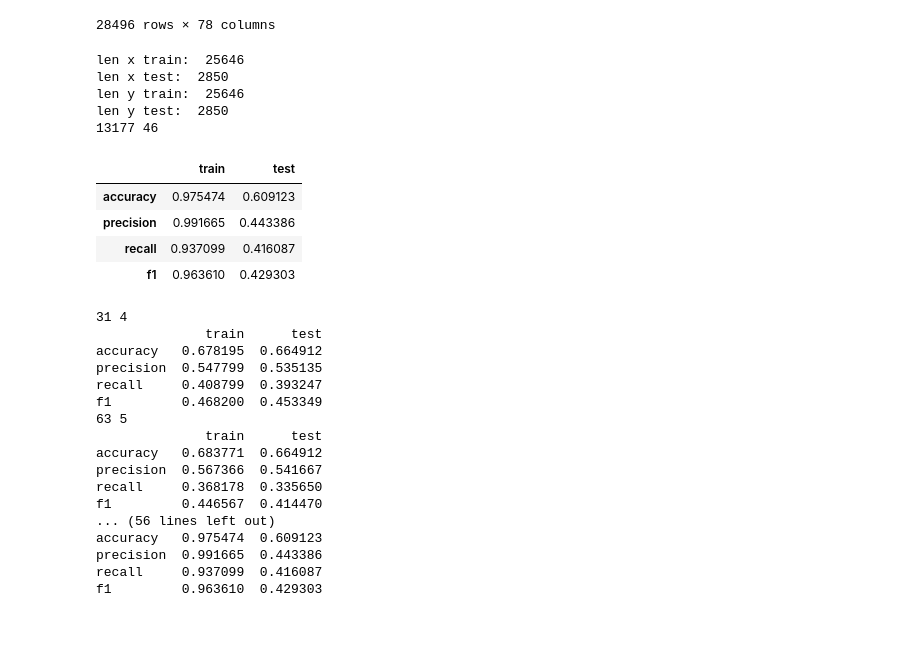
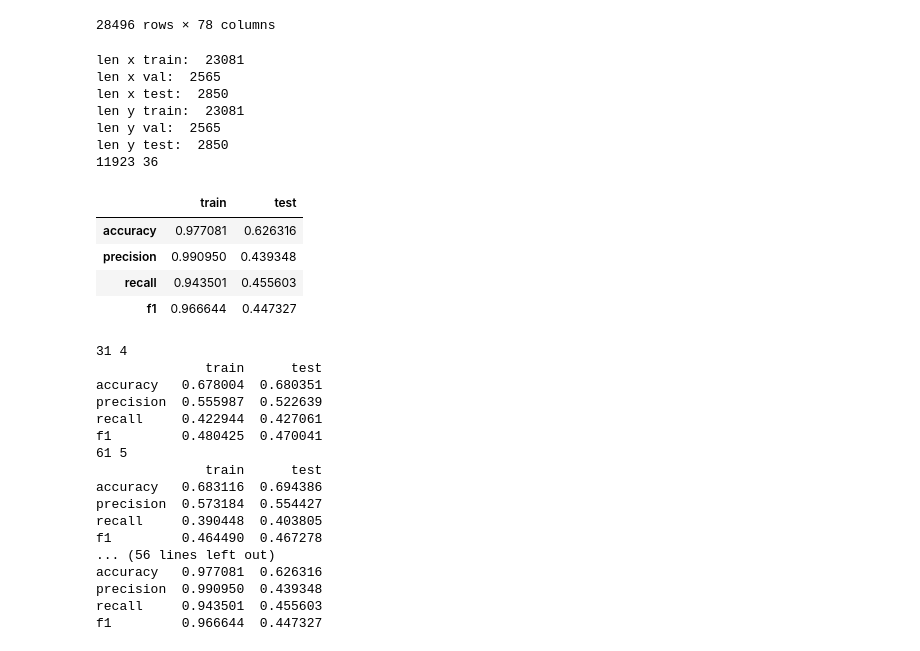
Before and after one commit to drorBamberger/GameOfLife, a Jupyter notebook: dt_reverse_attempt2_radii.ipynb, the cells around one changed output. Saved outputs shown, nothing was run; the diff lists cells and outputs as text; code cells hidden in the pictures.

```diff
--- a/dt_reverse_attempt2_radii.ipynb
+++ b/dt_reverse_attempt2_radii.ipynb
@@ -111,48 +111,47 @@ reverse_df
 | 28495 | 1 | 1 | 1 | 1 | 1 | 1 | 1 | 1 | 1 | 1 | ... | ... |
 28496 rows × 78 columns
 # %%
-# Step 1: Prepare Data
-amount_features = (gen-1)*size*size #the previous boards
-features = reverse_df_sort.iloc[:, :amount_features]
+# Step 1: Prepare Data using shared helper
+X_train, X_val, X_test, y_train, y_val, y_test = prepare_reverse_dataset(reverse_df_sort, SIZE, gen, target_pixel_index=0, test_size=0.1, val_size=0.1, random_state=365)
 
-name_col = 'Col_' + str(amount_features + 1)  # Target: the first pixel in the board
-target = reverse_df_sort[name_col]
-
-#TODO: add general code for any amount of gen
-features['radius1'] = features.apply(lambda row: calc_neighs(row[:size*size],loc[0], loc[1],size,radii ), axis=1)
-features['radius2'] = features.apply(lambda row: calc_neighs(row[size*size:],loc[0], loc[1],size,radii ), axis=1)
-
-# Step 2: Split Data
-X_train, X_test, y_train, y_test = train_test_split(features, target, test_size=0.1, random_state=365)
+# TODO: add general code for any amount of gen, for radius-based features.
+X_train['radius1'] = X_train.apply(lambda row: calc_neighs(row[:size*size],loc[0], loc[1],size,radii ), axis=1)
+X_train['radius2'] = X_train.apply(lambda row: calc_neighs(row[size*size:],loc[0], loc[1],size,radii ), axis=1)
+X_test['radius1'] = X_test.apply(lambda row: calc_neighs(row[:size*size],loc[0], loc[1],size,radii ), axis=1)
+X_test['radius2'] = X_test.apply(lambda row: calc_neighs(row[size*size:],loc[0], loc[1],size,radii ), axis=1)
 
 print("len x train: ", len(X_train))
+print("len x val: ",len(X_val))
 print("len x test: ",len(X_test))
 print("len y train: ",len(y_train))
+print("len y val: ",len(y_val))
 print("len y test: ",len(y_test))
 
 dt = tree.DecisionTreeClassifier(random_state=42)
 dt = dt.fit(X_train, y_train)
 
 y_train_pred = dt.predict(X_train)
 y_test_pred = dt.predict(X_test)
 
 train_test_full_error = pd.concat([measure_error(y_train, y_train_pred, 'train'),
                                 measure_error(y_test, y_test_pred, 'test')],
                                 axis=1)
 
 print(dt.tree_.node_count, dt.tree_.max_depth)
 train_test_full_error
 # %% [output]
-len x train:  25646
+len x train:  23081
+len x val:  2565
 len x test:  2850
-len y train:  25646
+len y train:  23081
+len y val:  2565
 len y test:  2850
-13177 46
+11923 36
 |  | train | test |
-| accuracy | 0.975474 | 0.609123 |
-| precision | 0.991665 | 0.443386 |
-| recall | 0.937099 | 0.416087 |
-| f1 | 0.963610 | 0.429303 |
+| accuracy | 0.977081 | 0.626316 |
+| precision | 0.990950 | 0.439348 |
+| recall | 0.943501 | 0.455603 |
+| f1 | 0.966644 | 0.447327 |
 # %%
 depth_to_check = [4,5,6,7,8,9,10,15,20,30,50,100]
 
@@ -168,21 +167,21 @@ for i in depth_to_check:
 # %% [output]
 31 4
               train      test
-accuracy   0.678195  0.664912
-precision  0.547799  0.535135
-recall     0.408799  0.393247
-f1         0.468200  0.453349
-63 5
+accuracy   0.678004  0.680351
+precision  0.555987  0.522639
+recall     0.422944  0.427061
+f1         0.480425  0.470041
+61 5
               train      test
-accuracy   0.683771  0.664912
-precision  0.567366  0.541667
-recall     0.368178  0.335650
-f1         0.446567  0.414470
+accuracy   0.683116  0.694386
+precision  0.573184  0.554427
+recall     0.390448  0.403805
+f1         0.464490  0.467278
 ... (56 lines left out)
-accuracy   0.975474  0.609123
-precision  0.991665  0.443386
-recall     0.937099  0.416087
-f1         0.963610  0.429303
+accuracy   0.977081  0.626316
+precision  0.990950  0.439348
+recall     0.943501  0.455603
+f1         0.966644  0.447327
 # %%
 amount_features = (gen-1)* SIZE*SIZE #the previous boards
 features = reverse_df_sort.iloc[:, :amount_features]
```
Also changed, not shown: parts of 1 cell of this notebook, 13 other files.
